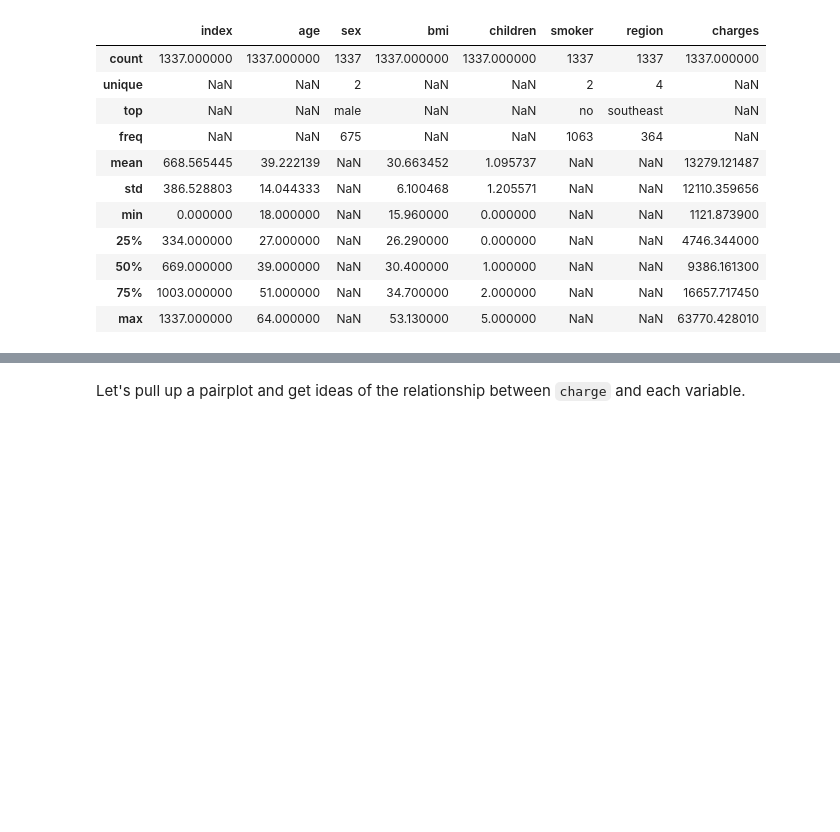
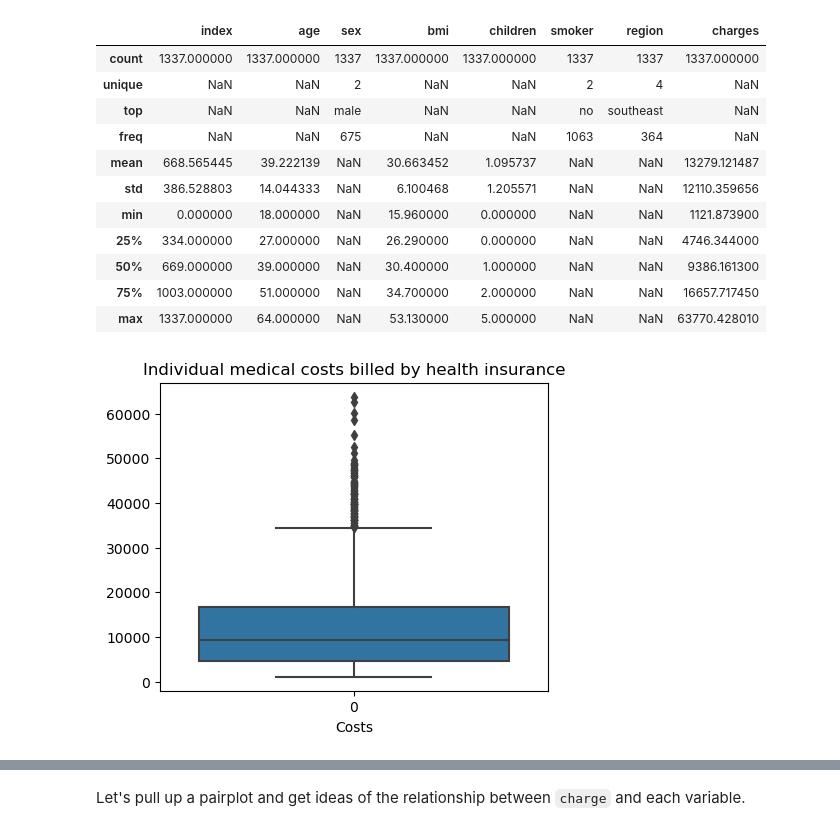
Before and after one commit to ying2sun/Medical-Cost-Prediction-with-EDA, a Jupyter notebook: Medical Cost Prediction with EDA.ipynb, the cells around one changed output, grey strips where cells are left out. Cells and saved outputs as stored; diff of their text form; code cells hidden in the pictures; blank space fills up the shorter version.

```diff
--- a/Medical Cost Prediction with EDA.ipynb
+++ b/Medical Cost Prediction with EDA.ipynb
@@ -105,3 +105,11 @@ df.describe(include = 'all')
 | 50% | 669.000000 | 39.000000 | NaN | 30.400000 | 1.000000 | NaN | NaN | 9386.161300 |
 | 75% | 1003.000000 | 51.000000 | NaN | 34.700000 | 2.000000 | NaN | NaN | 16657.717450 |
 | max | 1337.000000 | 64.000000 | NaN | 53.130000 | 5.000000 | NaN | NaN | 63770.428010 |
+# %%
+plt.figure(figsize=(5,4))
+sns.boxplot(df['charges'])
+plt.title("Individual medical costs billed by health insurance")
+plt.xlabel("Costs")
+plt.show()
+# %% [output]
+[figure, added]
```
Also changed, not shown: parts of 6 cells of this notebook.
